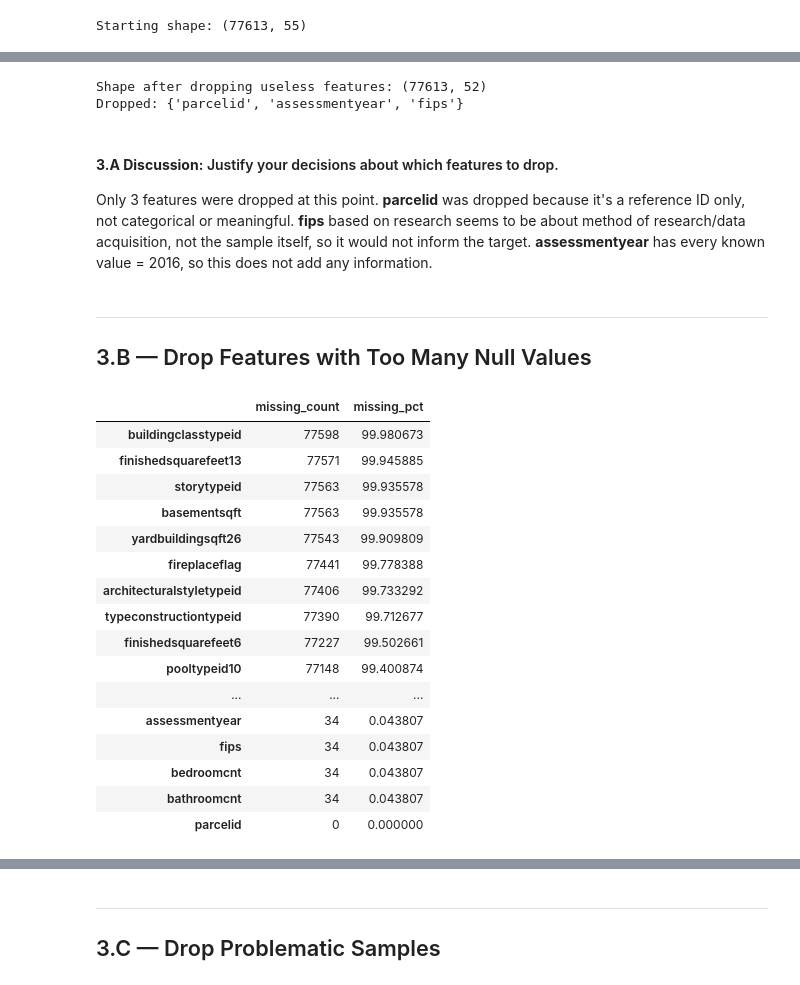
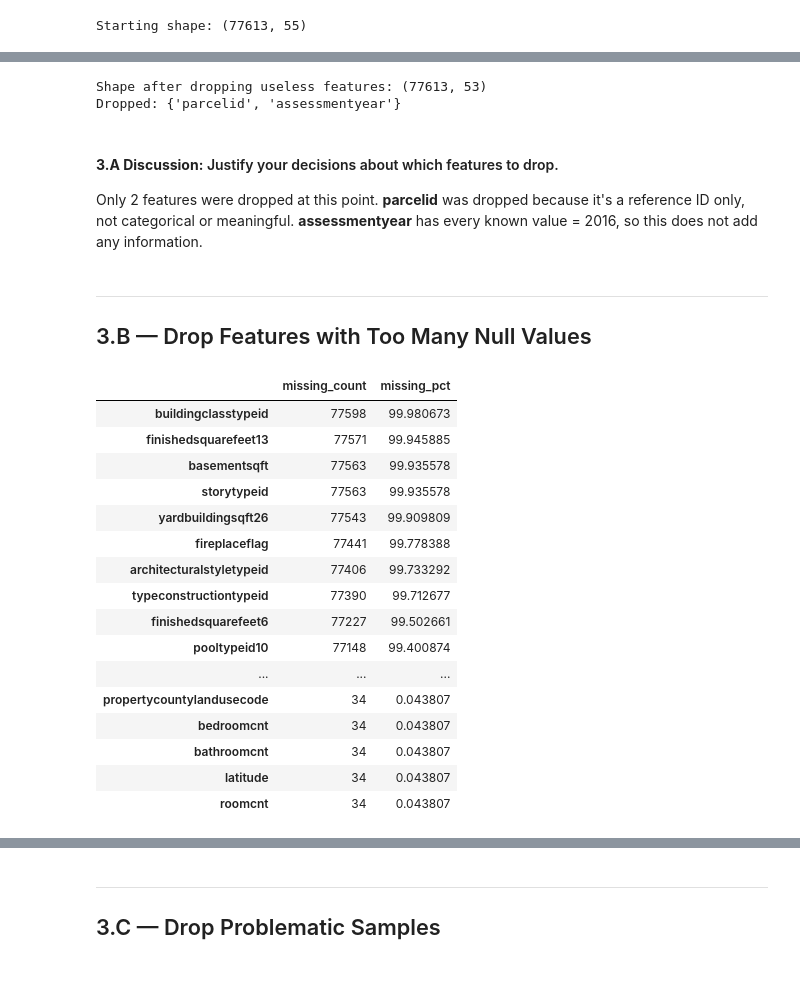
Before and after one commit to kumargaurav-bu-edu/bu_shared_projects, a Jupyter notebook: 03_data_cleaning.ipynb, the cells around one changed output, grey strips where cells are left out. Saved outputs shown, nothing was run; the diff lists cells and outputs as text; code cells hidden in the pictures.

```diff
--- a/03_data_cleaning.ipynb
+++ b/03_data_cleaning.ipynb
@@ -59,7 +59,7 @@ def drop_useless_features(dataframe: pd.DataFrame, columns_to_drop: list) -> pd.
 useless_features = [
 # CATEGORICAL FEATURES:
     "parcelid",                     # reference ID, not category
-    "fips",                         # online research indicates this is for research method
+    # "fips",                         # online research indicates this is for research method
     # "propertycountylandusecode",  # may be useful. 75 unique values only
     # "propertyzoningdesc",         # may be useful. 1907 unique values only, though 27k nulls.
 # NUMERICAL FEATURES:
@@ -72,12 +72,12 @@ df_dropped_features = drop_useless_features(df, useless_features)
 print(f"Shape after dropping useless features: {df_dropped_features.shape}")
 print(f"Dropped: {set(df.columns) - set(df_dropped_features.columns)}")
 # %% [output]
-Shape after dropping useless features: (77613, 52)
-Dropped: {'parcelid', 'assessmentyear', 'fips'}
+Shape after dropping useless features: (77613, 53)
+Dropped: {'parcelid', 'assessmentyear'}
 # %% [markdown]
 #### **3.A Discussion:** Justify your decisions about which features to drop.
 
-Only 3 features were dropped at this point. **parcelid** was dropped because it's a reference ID only, not categorical or meaningful. **fips** based on research seems to be about method of research/data acquisition, not the sample itself, so it would not inform the target. **assessmentyear** has every known value = 2016, so this does not add any information.
+Only 2 features were dropped at this point. **parcelid** was dropped because it's a reference ID only, not categorical or meaningful. **assessmentyear** has every known value = 2016, so this does not add any information.
 # %%
 # working sandbox:
 
@@ -109,21 +109,21 @@ Only 3 features were dropped at this point. **parcelid** was dropped because it'
 # %%
 # Pull up nulls, reference from 01_data_quality_overview.ipynb part 4:
 
 def missing_value_summary(dataframe: pd.DataFrame) -> pd.DataFrame:
     """Return a DataFrame with count and percentage of missing values per column."""
     total = dataframe.isnull().sum()
     pct = (total / len(dataframe)) * 100
     summary = pd.DataFrame({"missing_count": total, "missing_pct": pct})
     return summary.sort_values("missing_pct", ascending=False)
 
-missing_df = missing_value_summary(df)
+missing_df = missing_value_summary(df_dropped_features)
 missing_df
 # %% [output]
 |  | missing_count | missing_pct |
 | buildingclasstypeid | 77598 | 99.980673 |
 | finishedsquarefeet13 | 77571 | 99.945885 |
+| basementsqft | 77563 | 99.935578 |
 | storytypeid | 77563 | 99.935578 |
-| basementsqft | 77563 | 99.935578 |
 | yardbuildingsqft26 | 77543 | 99.909809 |
 | fireplaceflag | 77441 | 99.778388 |
 | architecturalstyletypeid | 77406 | 99.733292 |
@@ -131,11 +131,11 @@ missing_df
 | finishedsquarefeet6 | 77227 | 99.502661 |
 | pooltypeid10 | 77148 | 99.400874 |
 | ... | ... | ... |
-| assessmentyear | 34 | 0.043807 |
-| fips | 34 | 0.043807 |
+| propertycountylandusecode | 34 | 0.043807 |
 | bedroomcnt | 34 | 0.043807 |
 | bathroomcnt | 34 | 0.043807 |
-| parcelid | 0 | 0.000000 |
+| latitude | 34 | 0.043807 |
+| roomcnt | 34 | 0.043807 |
 # %%
 # Sandbox to check grouped columns (looking at 01_data_quality_overview.ipynb part 7. Redundant Feature Groups)
 
```
Also changed, not shown: parts of 11 cells of this notebook, 2 other files.
